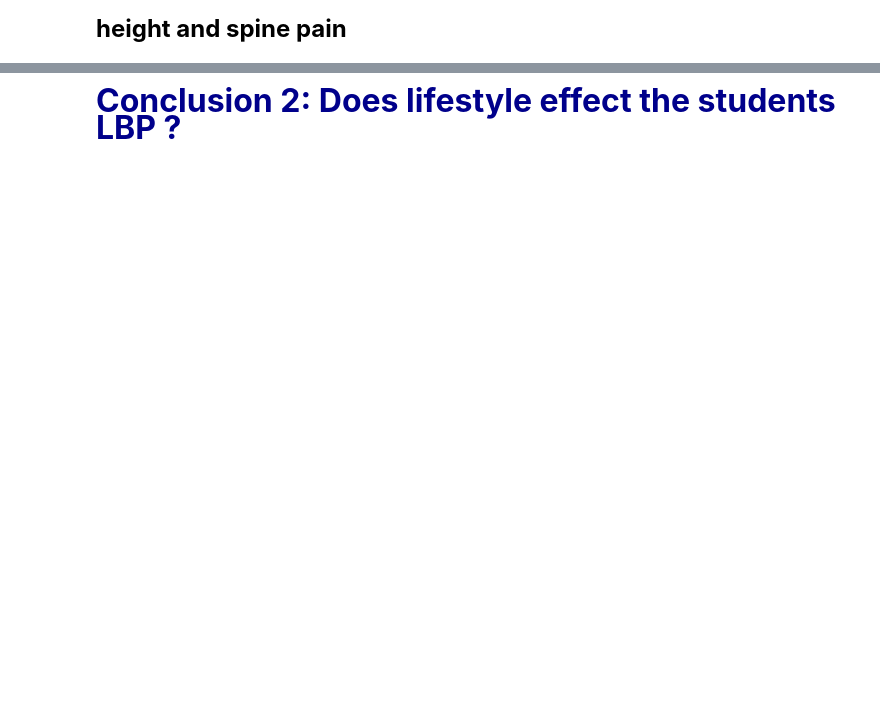
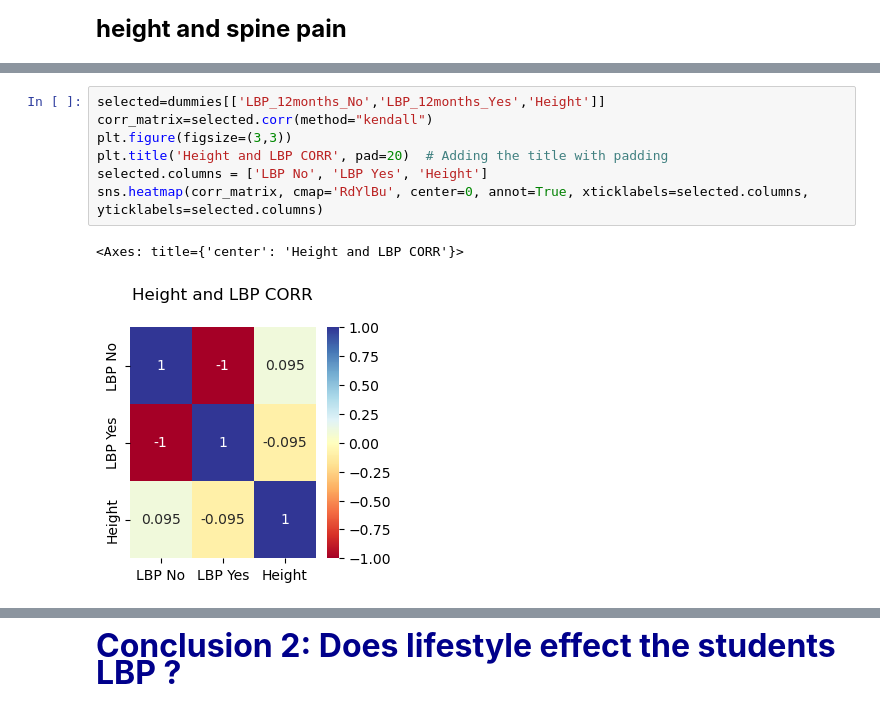
Before and after one commit to royohana31/nn-project-, a Jupyter notebook: students spine problems-Main (1).ipynb, the cells around one changed output, grey strips where cells are left out. Saved outputs shown, nothing was run; the diff lists cells and outputs as text; blank space fills up the shorter version.

```diff
--- a/students spine problems-Main (1).ipynb
+++ b/students spine problems-Main (1).ipynb
@@ -95,3 +146,13 @@ spine_df.groupby('Gender')["LBP_12months"].value_counts()
+# %%
+selected=dummies[['LBP_12months_No','LBP_12months_Yes','Height']]
+corr_matrix=selected.corr(method="kendall")
+plt.figure(figsize=(3,3))
+plt.title('Height and LBP CORR', pad=20)  # Adding the title with padding
+selected.columns = ['LBP No', 'LBP Yes', 'Height']
+sns.heatmap(corr_matrix, cmap='RdYlBu', center=0, annot=True, xticklabels=selected.columns, yticklabels=selected.columns)
+# %% [output]
+<Axes: title={'center': 'Height and LBP CORR'}>
+[figure, added]
 # %%
 females=spine_df[spine_df["Gender"]=="Female"]
 males=spine_df[spine_df["Gender"]=="Male"]
```
Also changed, not shown: parts of 164 cells of this notebook.
